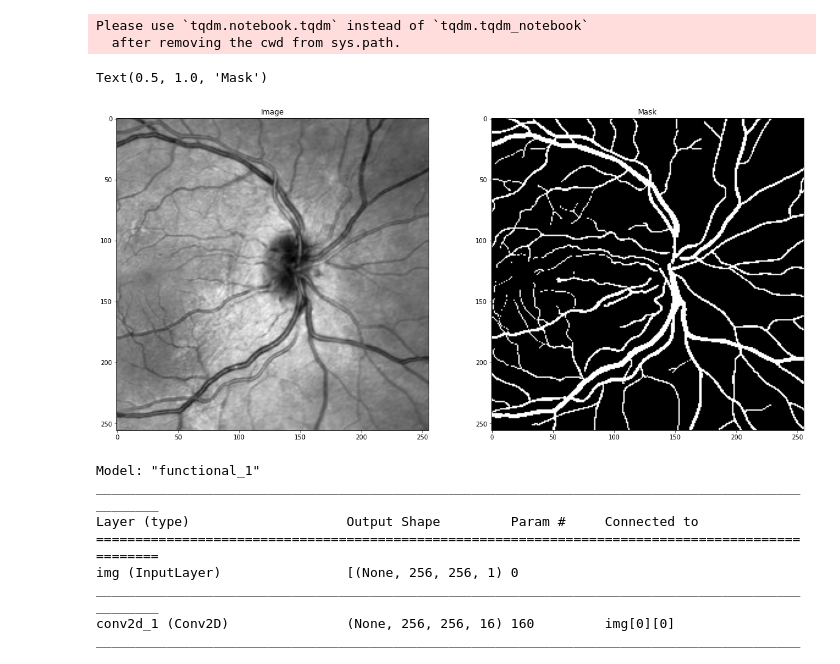
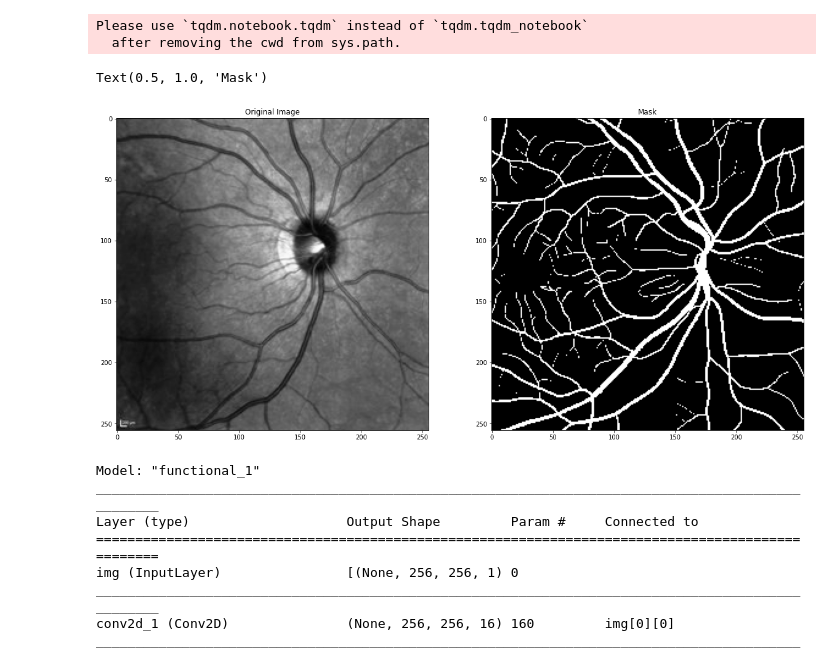
Before and after one commit to jessicaychen/OCT-Image-Segmentation-ML, a Jupyter notebook: UNET_OCT_Blood_Vessel_Segmentation.ipynb, the cells around one changed output. Saved outputs shown, nothing was run; the diff lists cells and outputs as text; code cells hidden in the pictures.

```diff
--- a/UNET_OCT_Blood_Vessel_Segmentation.ipynb
+++ b/UNET_OCT_Blood_Vessel_Segmentation.ipynb
@@ -81,14 +78,20 @@ X_train, X_valid, Y_train, Y_valid = train_test_split(X, Y, test_size=0.1, rando
+# %%
+# Split into train, test, validation set (0.6, 0.2, 0.2)
+# X_train, X_test, Y_train, Y_test = train_test_split(X, Y, test_size=0.1, random_state=0)
+
+X_train, X_test, Y_train, Y_test = train_test_split(X, Y, test_size=0.2, random_state=1)
+X_train, X_val, Y_train, Y_val = train_test_split(X_train, Y_train, test_size=0.25, random_state=1) # 0.25 x 0.8 = 0.2
 # %%
 # Plot to show
 fig, (ax1, ax2) = plt.subplots(1, 2, figsize = (20, 20))
 
 ax1.imshow(X_train[1].squeeze(), cmap='Greys_r')
-ax1.set_title('Image')
+ax1.set_title('Original Image')
 ax2.imshow(Y_train[1].squeeze(), cmap='Greys_r')
 ax2.set_title('Mask')
 # %% [output]
 Text(0.5, 1.0, 'Mask')
-[figure, old version]
+[figure, new version]
 # %%
 def conv2d_block(input_tensor, n_filters, kernel_size = 3, batchnorm = True):
     """Function to add 2 convolutional layers with the parameters passed to it"""
```
Also changed, not shown: parts of 15 cells of this notebook.
